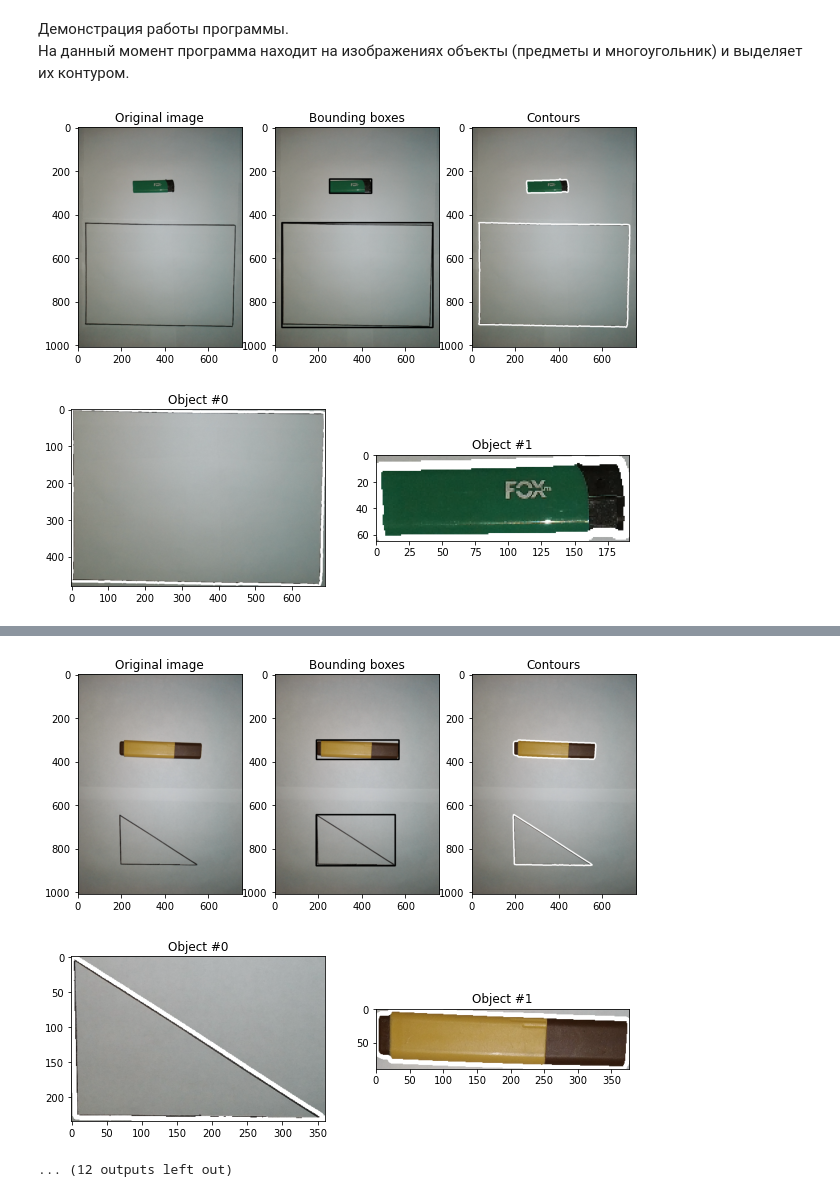
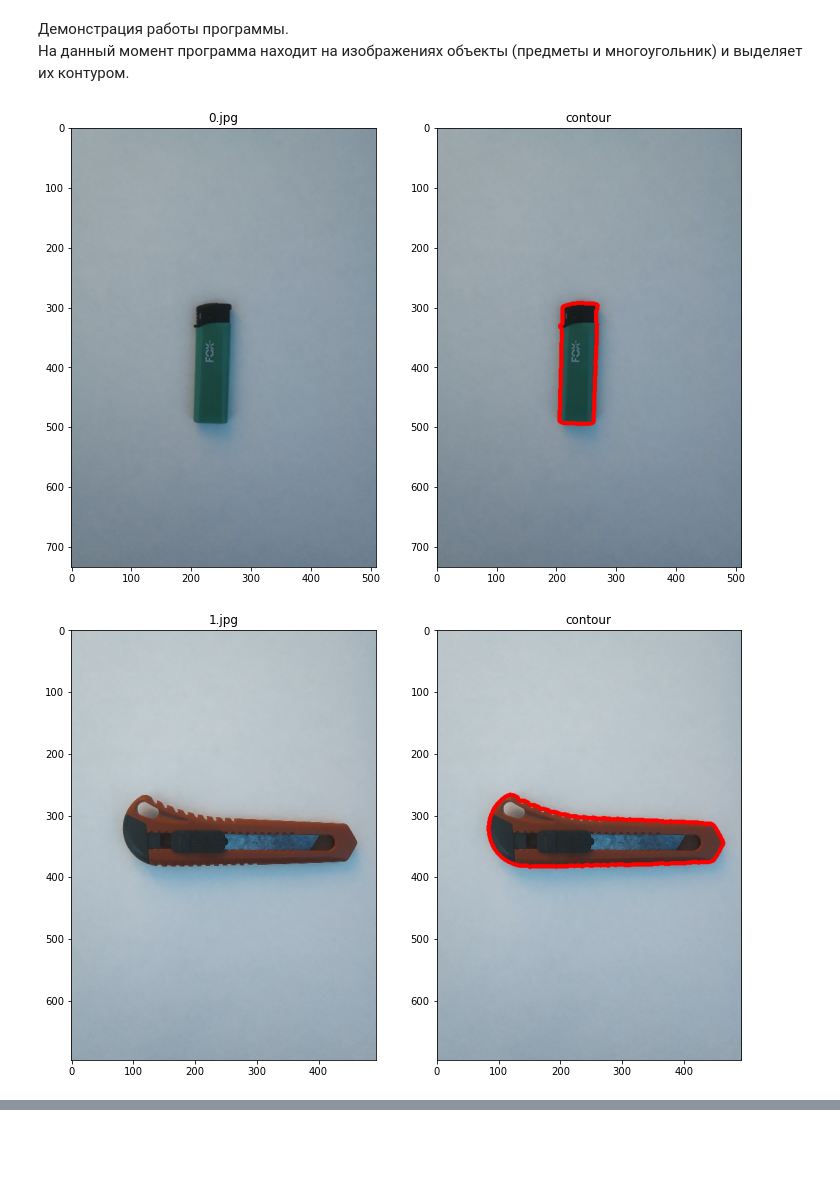
Before and after one commit to Nutsheil/intellegent_placer, a Jupyter notebook: test.ipynb, the cells around one changed output, grey strips where cells are left out. Cells and saved outputs as stored; diff of their text form; code cells hidden in the pictures; blank space fills up the shorter version.

Commit message:
second iteration (demo ver)

```diff
--- a/test.ipynb
+++ b/test.ipynb
@@ -7,5 +6,5 @@ from pathlib import Path
 # %%
-run_demo(path_dataset_test)
+init_items("images/primitives/v1")
 # %% [output]
-[figure, old version]
+[figure, new version]
-[figure, old version]
+[figure, new version]
@@ -20,3 +18,0 @@ run_demo(path_dataset_test)
-[figure, removed]
-[figure, removed]
-... (12 outputs left out)
```
Also changed, not shown: parts of 3 cells of this notebook.
